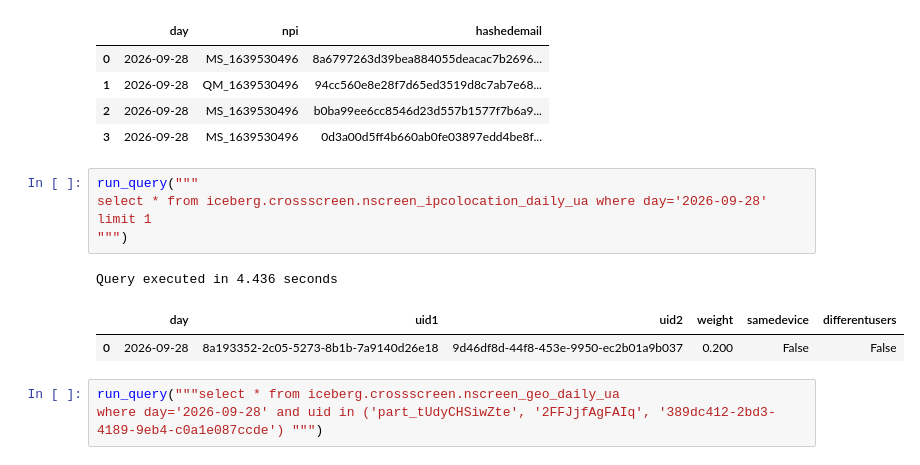
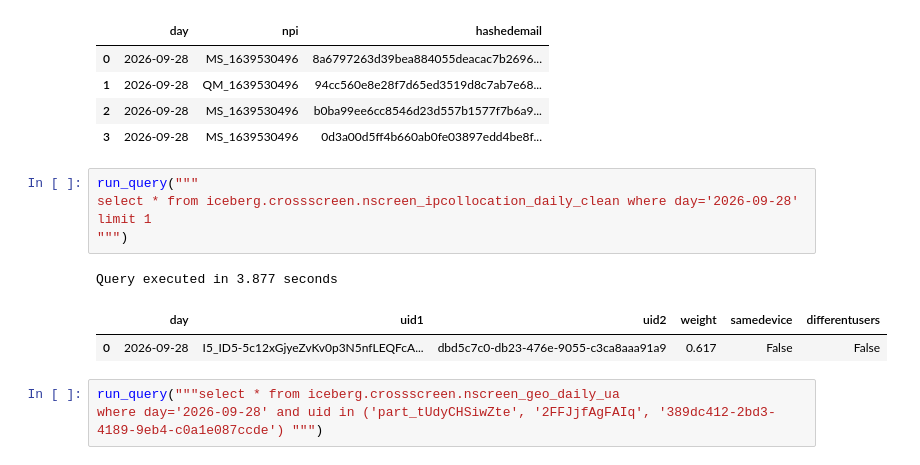
Before and after one commit to pp-jteixeira/nscreen-identity-resolution, a Jupyter notebook: vendor_quality_measurement/vendor_cookie_crossvalidation.ipynb, the cells around one changed output. Cells and saved outputs as stored; diff of their text form.

```diff
--- a/vendor_quality_measurement/vendor_cookie_crossvalidation.ipynb
+++ b/vendor_quality_measurement/vendor_cookie_crossvalidation.ipynb
@@ -62,12 +66,12 @@ Query executed in 12.823 seconds
 | 3 | 2026-09-28 | MS_1639530496 | 0d3a00d5ff4b660ab0fe03897edd4be8f... |
 # %%
 run_query("""
-select * from iceberg.crossscreen.nscreen_ipcolocation_daily_ua where day='2026-09-28' limit 1
+select * from iceberg.crossscreen.nscreen_ipcollocation_daily_clean where day='2026-09-28' limit 1
 """)
 # %% [output]
-Query executed in 4.436 seconds
+Query executed in 3.877 seconds
 |  | day | uid1 | uid2 | weight | samedevice | differentusers |
-| 0 | 2026-09-28 | 8a193352-2c05-5273-8b1b-7a9140d26e18 | 9d46df8d-44f8-453e-9950-ec2b01a9b037 | 0.200 | False | False |
+| 0 | 2026-09-28 | I5_ID5-5c12xGjyeZvKv0p3N5nfLEQFcA... | dbd5c7c0-db23-476e-9055-c3ca8aaa91a9 | 0.617 | False | False |
 # %%
 run_query("""select * from iceberg.crossscreen.nscreen_geo_daily_ua
 where day='2026-09-28' and uid in ('part_tUdyCHSiwZte', '2FFJjfAgFAIq', '389dc412-2bd3-4189-9eb4-c0a1e087ccde') """)
```
Also changed, not shown: parts of 16 cells of this notebook.
